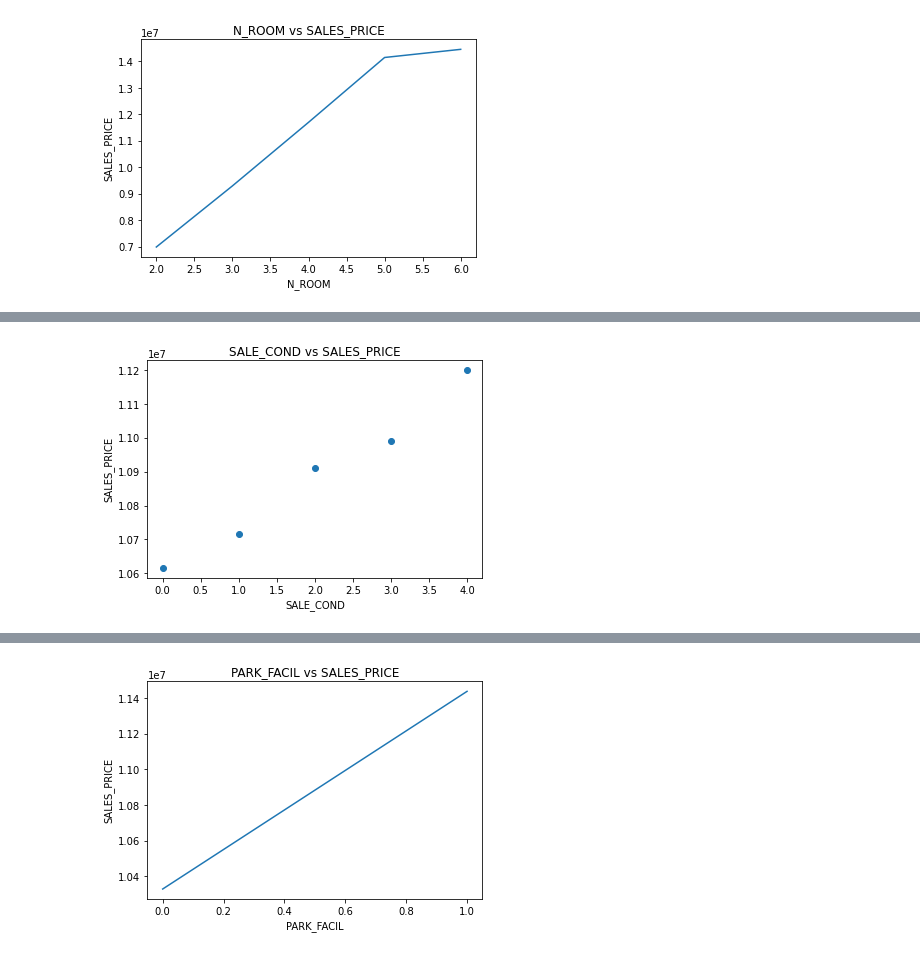
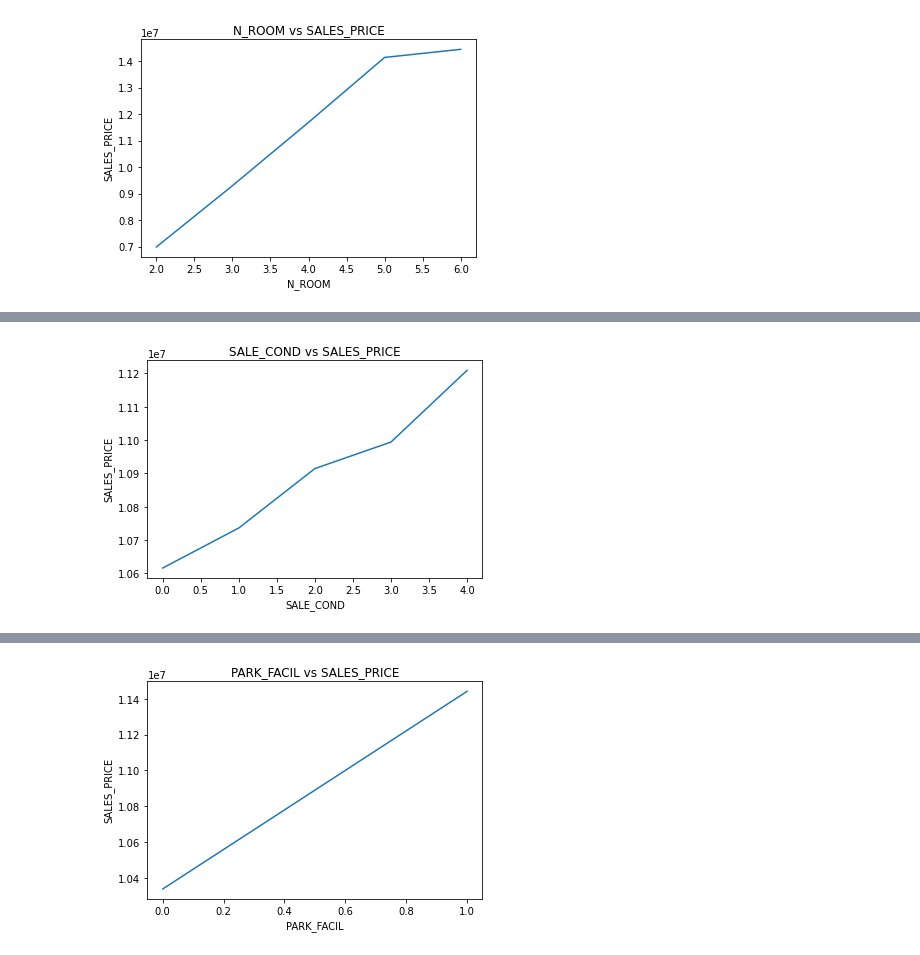
Before and after one commit to VeerannaSD/Chennai_House_Price_Prediction, a Jupyter notebook: Chennai_House_Price_Prediction.ipynb, the cells around one changed output, grey strips where cells are left out. Drawn from its saved outputs; the diff is of its cells as text; code cells hidden in the pictures.

Commit message:
Update Chennai_House_Price_Prediction.ipynb
Final Code

```diff
--- a/Chennai_House_Price_Prediction.ipynb
+++ b/Chennai_House_Price_Prediction.ipynb
@@ -221,0 +233,12 @@ sns.barplot(x=df['AREA'],y=df['SALES_PRICE'],order=df.groupby('AREA')['SALES_PRI
+# %%
+#Replacing null values with nearest best values which fit them according to available dataset
+import sys
+from impyute.imputation.cs import fast_knn
+sys.setrecursionlimit(100000) #Increase the recursion limit of the OS
+print('Number of null values in columns:',np.isnan(df[['N_BATHROOM']].values).sum())
+# start the KNN training
+imputed_training=fast_knn(df[['N_BATHROOM']].values, k=30)
+print('Number of null values after k-NN imputation:',np.isnan(imputed_training).sum())
+df_BATHROOM = pd.DataFrame(imputed_training, columns = ['N_BATHROOM'])
+#df_BATHROOM
+df['N_BATHROOM']=df_BATHROOM
@@ -221,0 +248,8 @@ sns.barplot(x=df['AREA'],y=df['SALES_PRICE'],order=df.groupby('AREA')['SALES_PRI
+# %%
+print('Number of null values in columns:',np.isnan(df[['N_BEDROOM']].values).sum())
+# start the KNN training
+imputed_training=fast_knn(df[['N_BEDROOM']].values, k=30)
+print('Number of null values after k-NN imputation:',np.isnan(imputed_training).sum())
+df_BATHROOM = pd.DataFrame(imputed_training, columns = ['N_BEDROOM'])
+#df_BATHROOM
+df['N_BEDROOM']=df_BATHROOM
@@ -221,0 +259,8 @@ sns.barplot(x=df['AREA'],y=df['SALES_PRICE'],order=df.groupby('AREA')['SALES_PRI
+# %%
+print('Number of null values in columns:',np.isnan(df[['QS_OVERALL']].values).sum())
+# start the KNN training
+imputed_training=fast_knn(df[['QS_OVERALL']].values, k=30)
+print('Number of null values after k-NN imputation:',np.isnan(imputed_training).sum())
+df_BATHROOM = pd.DataFrame(imputed_training, columns = ['QS_OVERALL'])
+#df_BATHROOM
+df['QS_OVERALL']=df_BATHROOM
@@ -265,0 +434,4 @@ sns.barplot(x=df['MZZONE'],y=df['SALES_PRICE'],order=df.groupby('MZZONE')['SALES
+# %%
+df['N_BEDROOM'] = df['N_BEDROOM'].astype('int')
+df['N_BATHROOM'] = df['N_BATHROOM'].astype('int')
+df.dtypes
@@ -414,11 +603,11 @@ dfT[['N_ROOM','SALES_PRICE']].corr()
 # %%
-dfT.groupby('SALE_COND')['SALES_PRICE'].mean().plot(style='o')
+dfT.groupby('SALE_COND')['SALES_PRICE'].mean().plot()
 plt.xlabel('SALE_COND')
 plt.ylabel('SALES_PRICE')
 plt.title('SALE_COND vs SALES_PRICE')
 plt.show()
 # %% [output]
-[figure, old version]
+[figure, new version]
 # %%
 dfT[['SALE_COND','SALES_PRICE']].corr()
 # %% [output]
```
Also changed, not shown: parts of 90 cells of this notebook.
